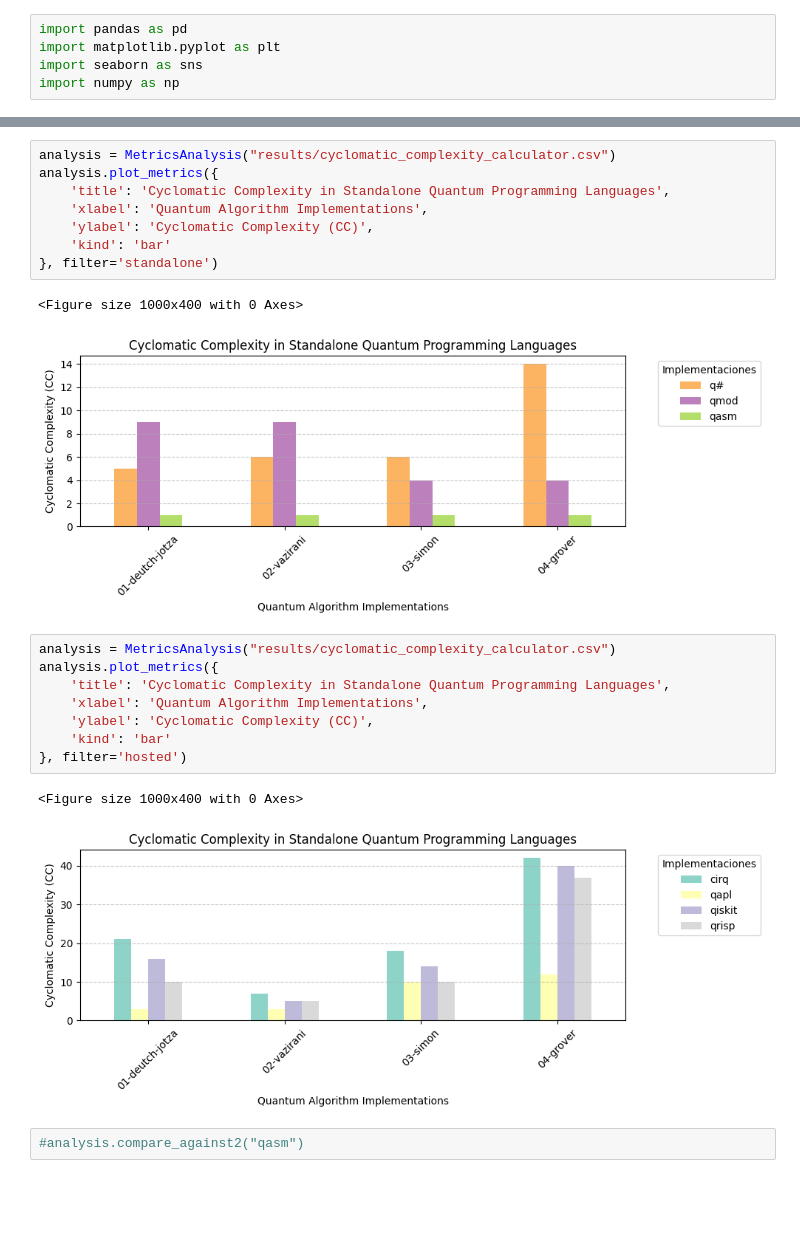
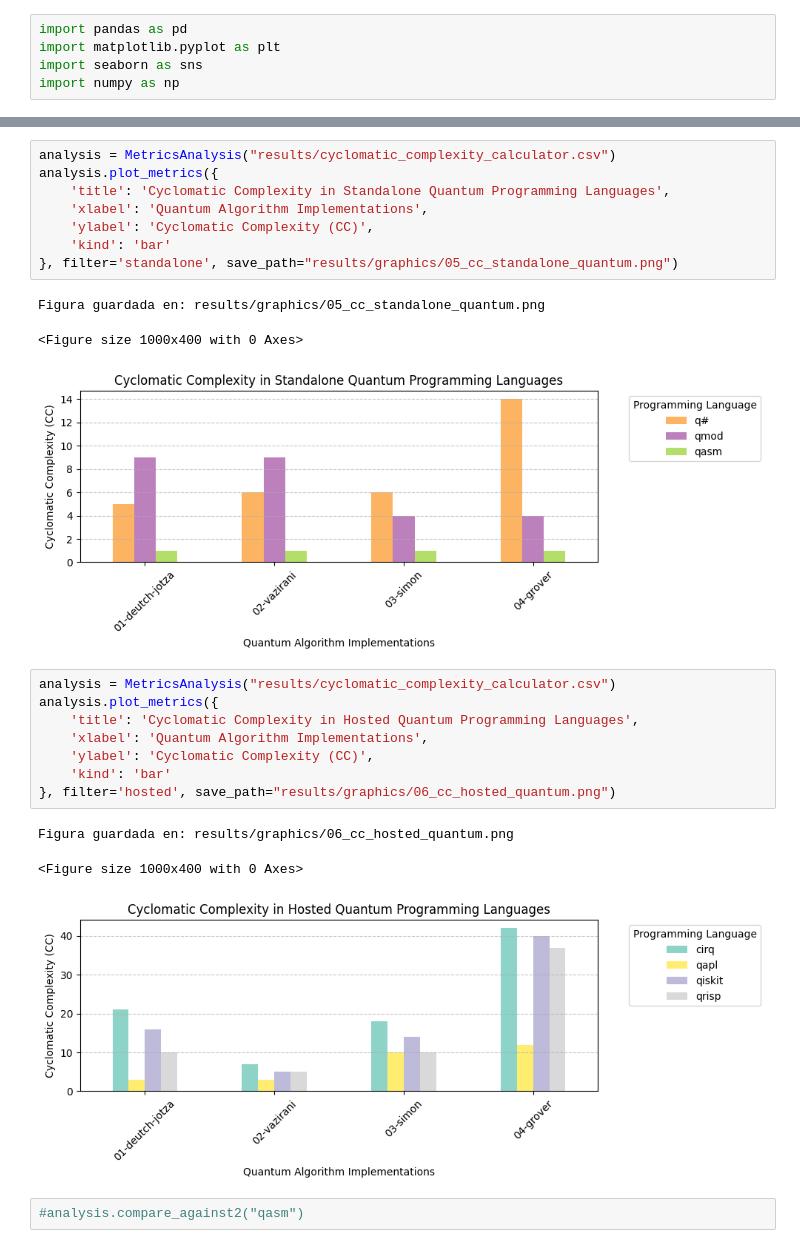
Before and after one commit to Universidad-Cenfotec/quantum-programming-languages-expressiveness, a Jupyter notebook: evaluation/metrics_analysis.ipynb, the cells around one changed output, grey strips where cells are left out. Drawn from its saved outputs; the diff is of its cells as text; blank space fills up the shorter version.

```diff
--- a/evaluation/metrics_analysis.ipynb
+++ b/evaluation/metrics_analysis.ipynb
@@ -307,25 +314,27 @@ analysis.plot_metrics({
 # %%
 analysis = MetricsAnalysis("results/cyclomatic_complexity_calculator.csv")
 analysis.plot_metrics({
     'title': 'Cyclomatic Complexity in Standalone Quantum Programming Languages',
     'xlabel': 'Quantum Algorithm Implementations',
     'ylabel': 'Cyclomatic Complexity (CC)',
     'kind': 'bar'
-}, filter='standalone')
+}, filter='standalone', save_path="results/graphics/05_cc_standalone_quantum.png")
 # %% [output]
-<Figure size 1000x400 with 0 Axes>
+Figura guardada en: results/graphics/05_cc_standalone_quantum.png
+<Figure size 1000x400 with 0 Axes>
-[figure, old version]
+[figure, new version]
 # %%
 analysis = MetricsAnalysis("results/cyclomatic_complexity_calculator.csv")
 analysis.plot_metrics({
-    'title': 'Cyclomatic Complexity in Standalone Quantum Programming Languages',
+    'title': 'Cyclomatic Complexity in Hosted Quantum Programming Languages',
     'xlabel': 'Quantum Algorithm Implementations',
     'ylabel': 'Cyclomatic Complexity (CC)',
     'kind': 'bar'
-}, filter='hosted')
+}, filter='hosted', save_path="results/graphics/06_cc_hosted_quantum.png")
 # %% [output]
-<Figure size 1000x400 with 0 Axes>
+Figura guardada en: results/graphics/06_cc_hosted_quantum.png
+<Figure size 1000x400 with 0 Axes>
-[figure, old version]
+[figure, new version]
 # %%
 #analysis.compare_against2("qasm")
 # %%
```
Also changed, not shown: parts of 9 cells of this notebook, 12 other files.
